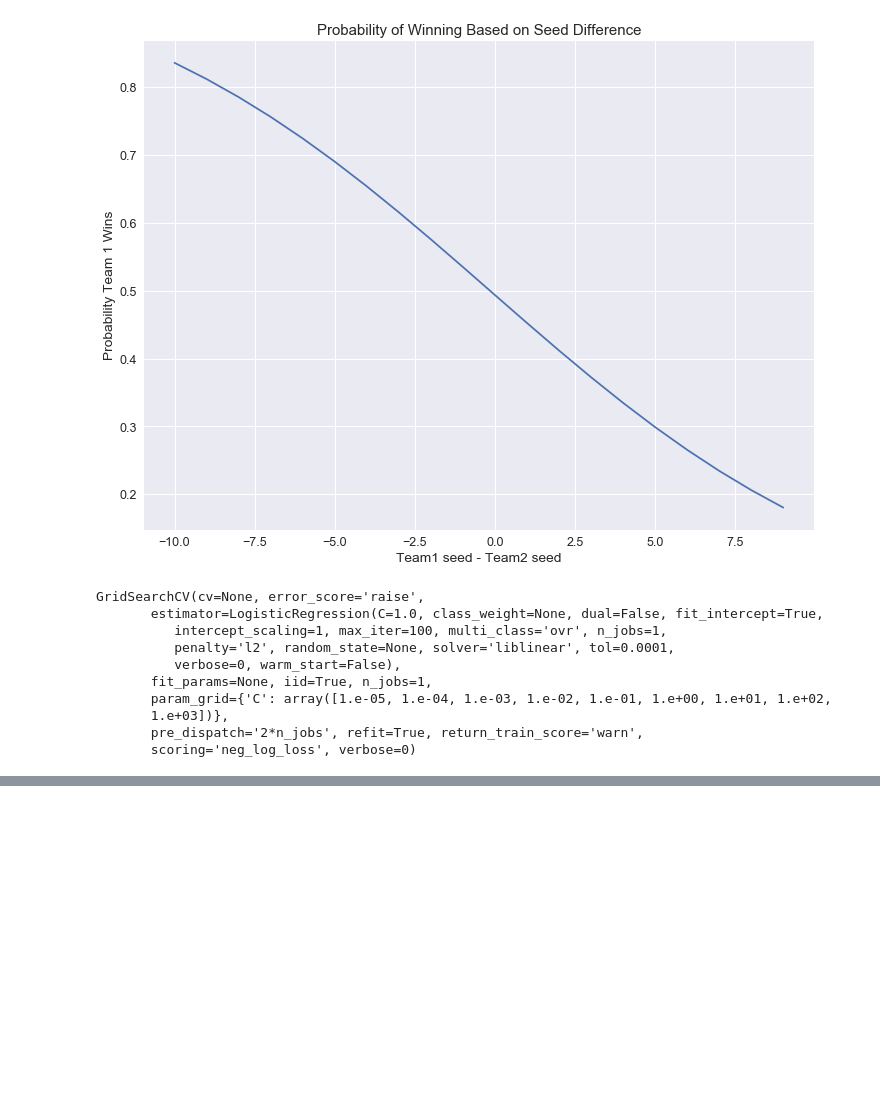
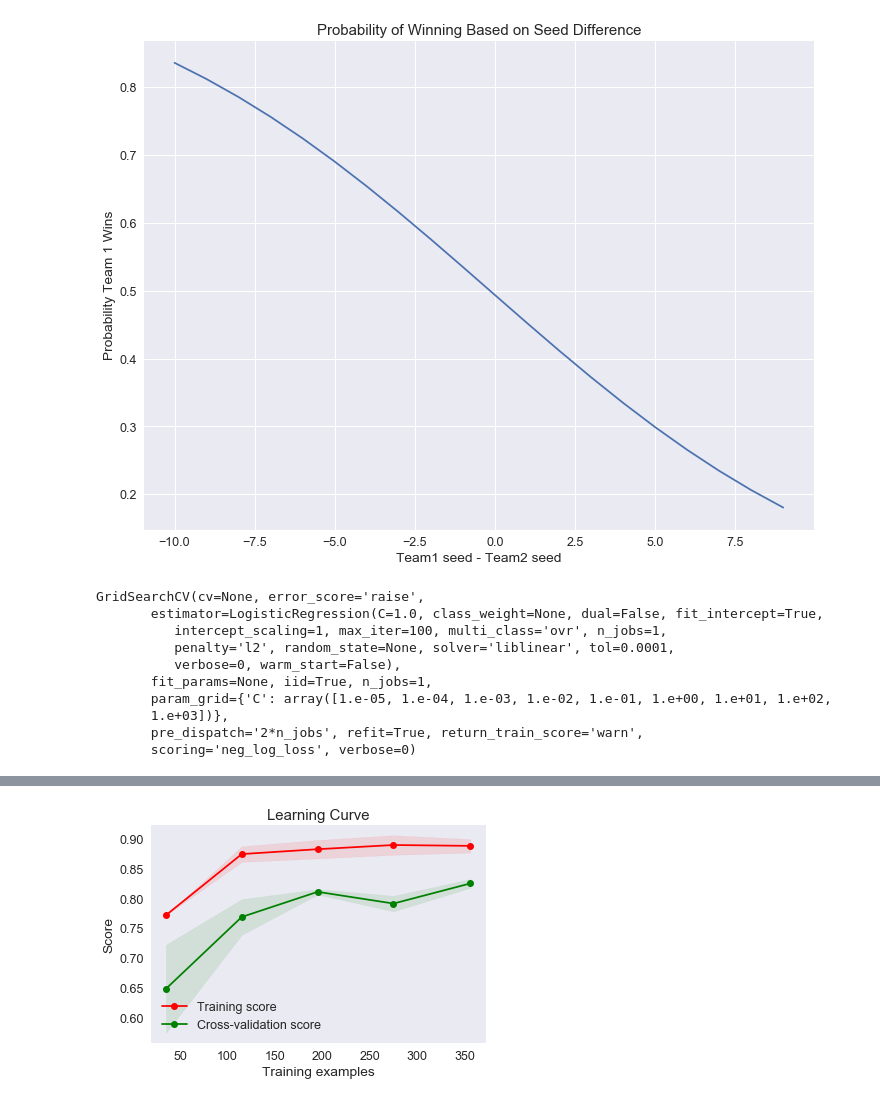
Before and after one commit to cdbale/Final_Project, a Jupyter notebook: Final Project.ipynb, the cells around one changed output, grey strips where cells are left out. Drawn from its saved outputs; the diff is of its cells as text; code cells hidden in the pictures; blank space fills up the shorter version.

```diff
--- a/Final Project.ipynb
+++ b/Final Project.ipynb
@@ -1090,0 +1173,4 @@ Text(0.5,1,'Probability of Winning Based on Elo Difference')
+# %%
+# plotting k nearest neighbors learning curve
+plot_learning_curve(model_knn, "Learning Curve", X_train, y_train.values.ravel(), cv=2)
+# %% [output]
@@ -1090,0 +1178 @@ Text(0.5,1,'Probability of Winning Based on Elo Difference')
+[figure, added]
```
Also changed, not shown: parts of 21 cells of this notebook.
